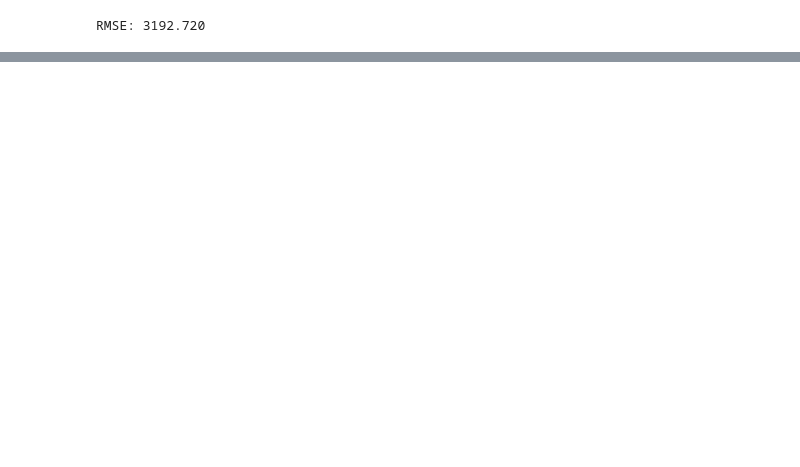
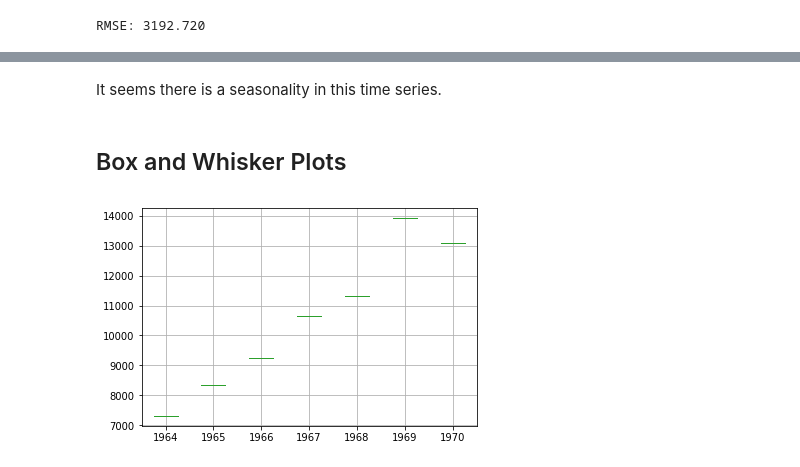
Before and after one commit to JayThibs/time-series-forecasting, a Jupyter notebook: Monthly Champagne Sales/Monthly-Champagne-Sales.ipynb, the cells around one changed output, grey strips where cells are left out. Saved outputs shown, nothing was run; the diff lists cells and outputs as text; code cells hidden in the pictures; blank space fills up the shorter version.

Commit message:
Working on boxplot

```diff
--- a/Monthly Champagne Sales/Monthly-Champagne-Sales.ipynb
+++ b/Monthly Champagne Sales/Monthly-Champagne-Sales.ipynb
@@ -47,0 +75,14 @@ RMSE: 3192.720
+# %% [markdown]
+It seems there is a seasonality in this time series.
+# %% [markdown]
+## Box and Whisker Plots
+# %%
+series = pd.read_csv('dataset.csv', header=0, parse_dates=[0], index_col=0, squeeze=True)
+groups = series['1964':'1970'].groupby(pd.Grouper(freq='M'))
+years = pd.DataFrame()
+for name, group in groups:
+    years[name.year] = group.values
+years.boxplot()
+plt.show()
+# %% [output]
+[figure, added]
```
Also changed, not shown: parts of 6 cells of this notebook.
